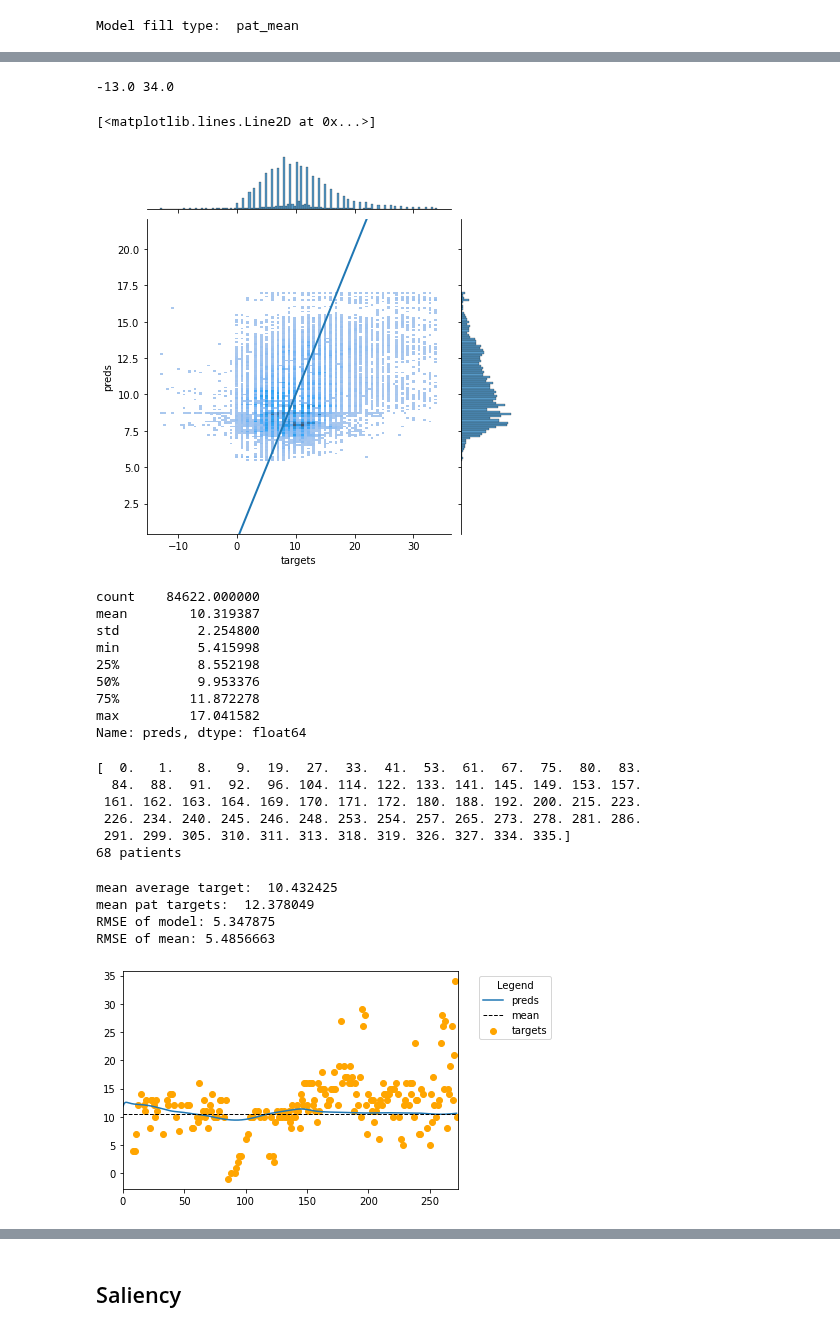
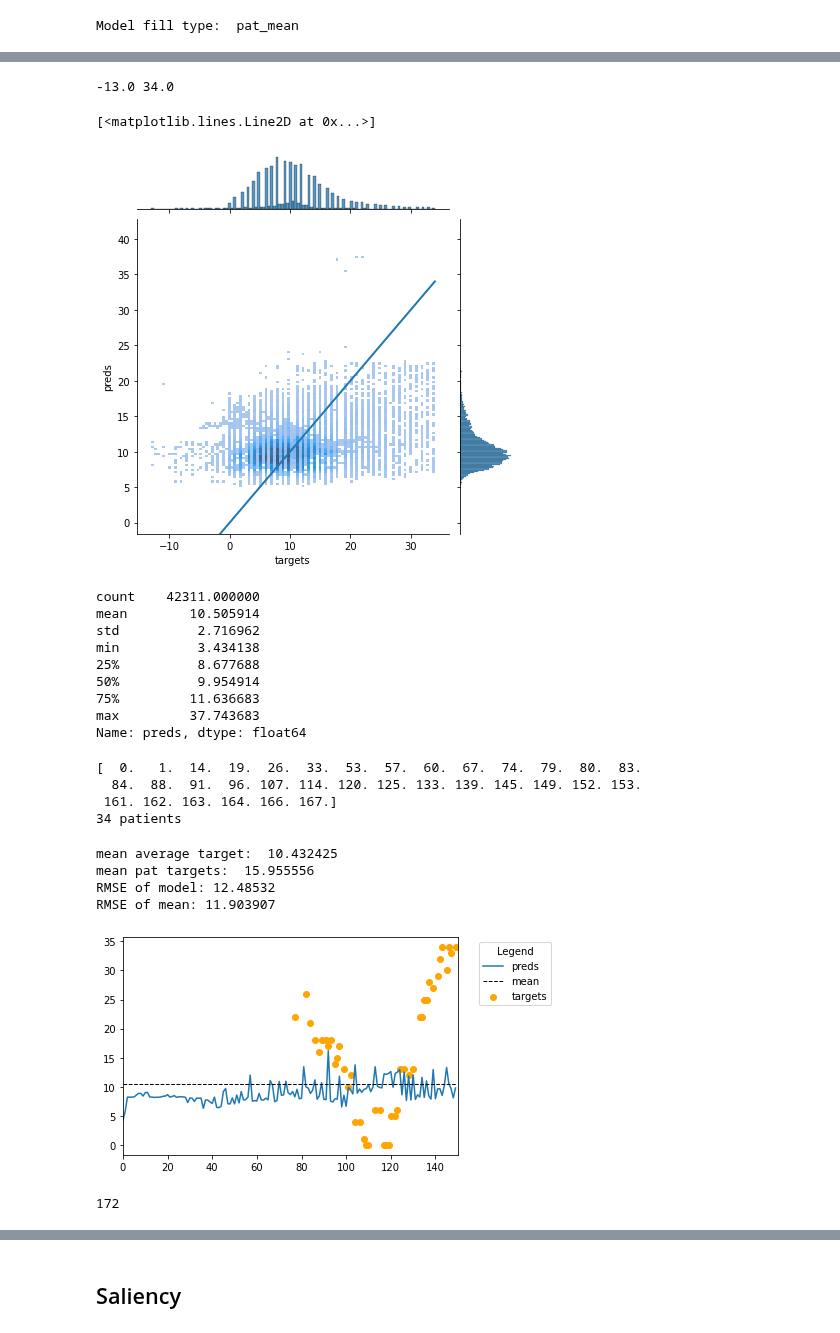
Before and after one commit to NotNANtoN/icp_prediction, a Jupyter notebook: train.ipynb, the cells around one changed output, grey strips where cells are left out. Drawn from its saved outputs; the diff is of its cells as text; code cells hidden in the pictures.

```diff
--- a/train.ipynb
+++ b/train.ipynb
@@ -21,20 +21,20 @@ args["val_check_interval"] = 100  # check validation performance every N steps
 args["grad_clip_val"] = 1.0
 #epochs = 10
 args["lr"] = 0.0001
-args["bs"] = 16
+args["bs"] = 8
 args["norm_targets"] = False
 # data args
 args["minutes"] = 5
 args["norm_method"] = None # z, None
 args["dbs"] = ["MIMIC"]  #"all" # ["eICU", "UKE", "MIMIC"], all
 # dataloader args
-args["train_noise_std"] = 0.1
-args["random_starts"] = True
+args["train_noise_std"] = 0.0
+args["random_starts"] = False
 args["min_len"] = 20
 # model args
 args["hidden_size"] = 512
 # preprocess args
-args["fill_type"] = "pat_ema" # "pat_mean", "mean", "pat_ema" "pat_ema_mask"
+args["fill_type"] = "pat_ema_mask" # "pat_mean", "mean", "pat_ema" "pat_ema_mask"
 
 
 args["seed"] = 1
@@ -195,24 +195,24 @@ tensor([0.], dtype=torch.float64)
 [<matplotlib.lines.Line2D at 0x...>]
 [figure]
 # %%
-from model import LitRNN, LitTransformer
+from model import LitRNN, LitTransformer, LitMLP
 
 from pytorch_lightning.callbacks.early_stopping import EarlyStopping
 from pytorch_lightning.callbacks.model_checkpoint import ModelCheckpoint
 
 # define model
-model_type = "rnn"
+model_type = "mlp"
 if model_type == "rnn":
     MyLightingModule = LitRNN  # for loading from checkpoint
     model = LitRNN(feature_names,
                    hidden_size=args["hidden_size"],
                    dropout_val=0.2,
                    lstm_layers=1,
-                   lr=1e-4,#args["lr"],
+                   lr=args["lr"],
                    fill_type=args["fill_type"])
 elif model_type == "transformer":
     MyLightingModule = LitTransformer  # for loading from checkpoint
-    model = LitTransformer(num_features,
+    model = LitTransformer(feature_names,
                            ninp=512, # embedding dimension
                            nhead=16, # 2, # num attention heads
                            nhid=1024, #the dimension of the feedforward network model in nn.TransformerEncoder
@@ -220,6 +220,12 @@ elif model_type == "transformer":
                            dropout=0.2,
                            lr=0.00005,
                            fill_type=args["fill_type"])
+elif model_type  == "mlp":
+    MyLightingModule = LitMLP  # for loading from checkpoint
+    model = LitMLP(feature_names,
+                   hidden_size=256,
+                   dropout_val=0.2,
+                   lr=args["lr"],)
 #model = torch.jit.script(model)
 #model = model.to_torchscript()
 # %% [output]
@@ -235,7 +241,7 @@ logger.log_hyperparams(args)
 es = EarlyStopping(monitor='val_loss_epoch', patience=5, verbose=True, mode="min")
 mc = ModelCheckpoint(monitor='val_loss_epoch', verbose=False, save_last=False, save_top_k=1,
                      save_weights_only=False, mode='min', period=None)
-callbacks = [es, mc]
+callbacks = [mc, es]
 
 trainer = pl.Trainer(
                     callbacks=callbacks,
@@ -248,8 +254,11 @@ trainer = pl.Trainer(
                     weights_summary='top',
                     gpus=1,
                     progress_bar_refresh_rate=1,
-                    val_check_interval=args["val_check_interval"],
+                    val_check_interval=100,#args["val_check_interval"],
                     auto_lr_find=False,
+
+                    #overfit_batches=1,
+                    #limit_val_batches=0.0
 )
 # %% [output]
 Using native 16bit precision.
@@ -321,6 +315,6 @@ Global seed set to 1
 # %%
 # load best checkpoint
-model = MyLightingModule.load_from_checkpoint(mc.best_model_path, feature_names=feature_names, hidden_size=512)
+model = MyLightingModule.load_from_checkpoint(mc.best_model_path, feature_names=feature_names, hidden_size=256)
 # %% [output]
 Model fill type:  pat_mean
 # %%
@@ -447,18 +441,18 @@ ax.ax_joint.plot([min_val, max_val], [min_val, max_val], linewidth=2)#, color="b
 # %% [output]
 -13.0 34.0
 [<matplotlib.lines.Line2D at 0x...>]
-[figure, old version]
+[figure, new version]
 # %%
 df["preds"].describe()
 # %% [output]
-count    84622.000000
-mean        10.319387
-std          2.254800
-min          5.415998
-25%          8.552198
-50%          9.953376
-75%         11.872278
-max         17.041582
+count    42311.000000
+mean        10.505914
+std          2.716962
+min          3.434138
+25%          8.677688
+50%          9.954914
+75%         11.636683
+max         37.743683
 Name: preds, dtype: float64
 # %%
 # takes too long
@@ -476,33 +470,35 @@ print(ids)
 print(len(ids), "patients")
 #pats
 # %% [output]
-[  0.   1.   8.   9.  19.  27.  33.  41.  53.  61.  67.  75.  80.  83.
-  84.  88.  91.  92.  96. 104. 114. 122. 133. 141. 145. 149. 153. 157.
- 161. 162. 163. 164. 169. 170. 171. 172. 180. 188. 192. 200. 215. 223.
- 226. 234. 240. 245. 246. 248. 253. 254. 257. 265. 273. 278. 281. 286.
- 291. 299. 305. 310. 311. 313. 318. 319. 326. 327. 334. 335.]
-68 patients
+[  0.   1.  14.  19.  26.  33.  53.  57.  60.  67.  74.  79.  80.  83.
+  84.  88.  91.  96. 107. 114. 120. 125. 133. 139. 145. 149. 152. 153.
+ 161. 162. 163. 164. 166. 167.]
+34 patients
 # %%
 def rmse(targets, preds):
     return np.sqrt(np.mean((targets - preds) ** 2))
 # %%
-pat_id = 4
+pat_id = 8
 
 pat = df[df["ids"] == ids[pat_id]]
 plt.scatter(pat["step"], pat["targets"], label="targets", color="orange")
 plt.plot(pat["step"], pat["preds"], label="preds")
 mean = df["targets"].mean()
 print("mean average target: ", mean)
 print("mean pat targets: ", pat["targets"].mean())
 plt.plot([0, max(pat["step"])], [mean, mean], linewidth=1, color="black", label="mean", linestyle="--")
 #plt.legend(location="out")
 plt.legend(title='Legend', bbox_to_anchor=(1.05, 1), loc='upper left')
 plt.xlim(0, max(pat["step"]) + 1)
 print("RMSE of model:", rmse(pat["targets"], pat["preds"]))
 print("RMSE of mean:", rmse(pat["targets"], mean))
 # %% [output]
 mean average target:  10.432425
-mean pat targets:  12.378049
-RMSE of model: 5.347875
-RMSE of mean: 5.4856663
+mean pat targets:  15.955556
+RMSE of model: 12.48532
+RMSE of mean: 11.903907
-[figure, old version]
+[figure, new version]
+# %%
+len(df["ids"].unique())
+# %% [output]
+172
```
Also changed, not shown: parts of 24 cells of this notebook, 2 other files.
